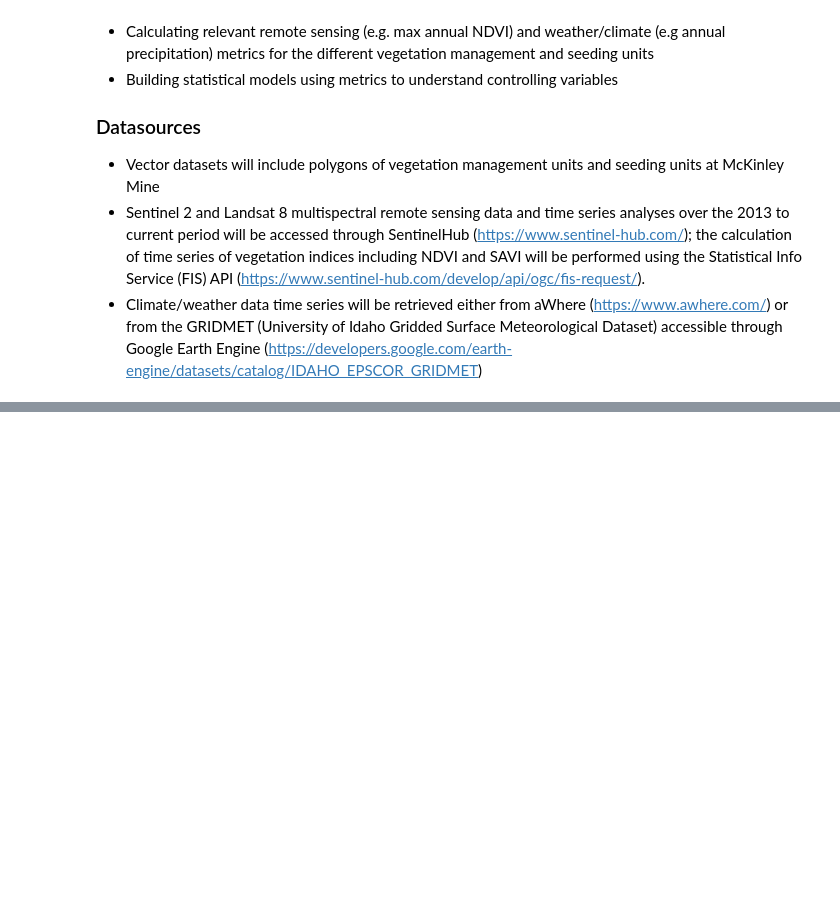
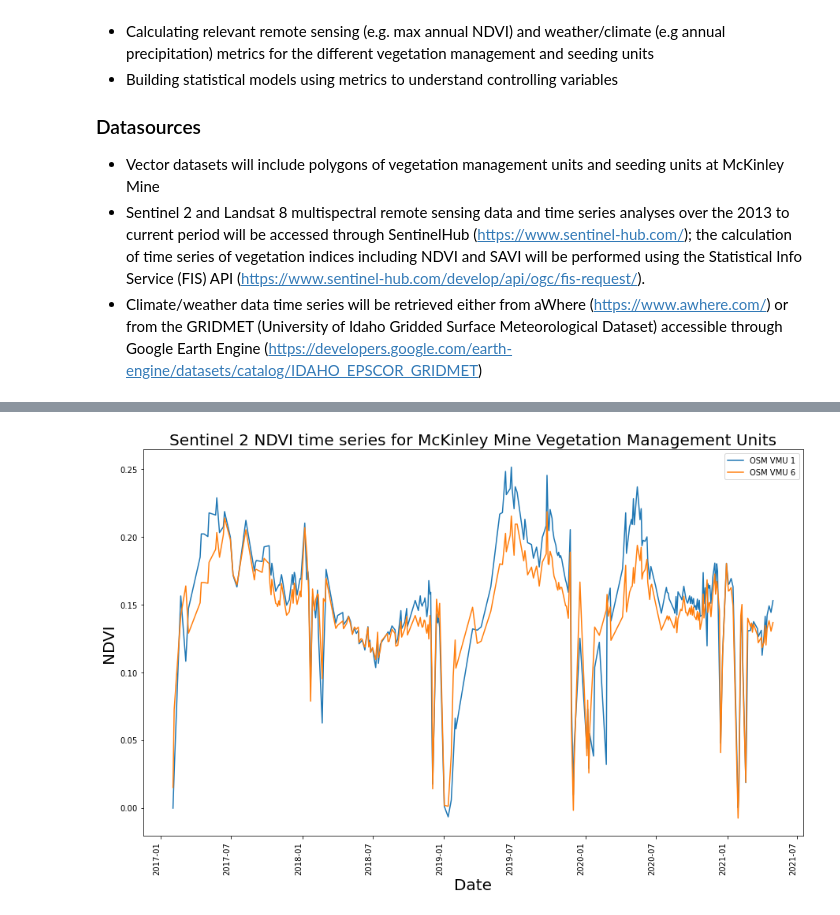
Before and after one commit to earthlab-education/ea-2021-final-project-mckinley-mine, a Jupyter notebook: mckinley_mine_spring_blog.ipynb, the cells around one changed output, grey strips where cells are left out. Saved outputs shown, nothing was run; the diff lists cells and outputs as text; code cells hidden in the pictures; blank space fills up the shorter version.

```diff
--- a/mckinley_mine_spring_blog.ipynb
+++ b/mckinley_mine_spring_blog.ipynb
@@ -132,2 +132,9 @@ The general methods that I will be using for this project include:
 VMU's represent areas of the mine that have undergone different histories of vegetation restoration measures. The time series of vegetation indices will be calculated for each VMU to account for the different phases of seeding. Let's start by opening and creating visualization of the VMU's.
+# %%
+# Import polygons for Vegetation Management Units (VMU's)
+vmu_path = os.path.join('vectors',
+                        'mckinley_vmu.shp')
+vmu_polys = gpd.read_file(vmu_path)
+vmu_polys = vmu_polys.to_crs("EPSG:4326")
+#vmu_polys
 # %%
@@ -180,12 +174,15 @@ AOI_bbox = BBox(bbox=AOI_coords, crs=CRS.WGS84)
 # %%
-# Query SentinelHub to find available dates for the time window of interest
-sentinel2_wcs_query = WcsRequest(layer='BANDS-S2-L2A',
+# Build SentinelHub query to pull available images in a recent time window
+# https://www.sentinel-hub.com/develop/api/ogc/standard-parameters/wcs/
+sentinel2_wcs_query = WcsRequest(layer='TRUE-COLOR-S2-L1C',  # Name of SentinelHub layer
                                  bbox=AOI_bbox,
-                                 time=('2021-01-01', date.today()),
+                                 # Time window for query
+                                 time=('2021-04-01', date.today()),
+                                 # Max cloud cover
                                  maxcc=0.2,
                                  resx='20m', resy='20m',
                                  config=config)
 
-# Print the available dates
-for index, date in enumerate(sentinel2_wcs_query.get_dates()):
-    print(' - image %d was taken on %s' % (index, date))
+# Get the available dates
+sentinel2_dates = sentinel2_wcs_query.get_dates()
+sentinel2_dates
@@ -253,0 +457,24 @@ plt.show()
+# %%
+# Create plots
+# Setup plot
+fig, ax = plt.subplots(figsize=(15, 10))
+
+# Build list of unique sites for legend
+sites = fis_df_all.VMU.unique()
+
+fis_df_all.reset_index().groupby('VMU').plot(x='date', y='mean', ax=ax)
+
+# Legend and labels
+plt.legend(sites)
+
+plt.xlabel("Date", fontsize=20)
+plt.ylabel("NDVI", fontsize=20)
+
+ax.set_title(
+    "Sentinel 2 NDVI time series for McKinley Mine Vegetation Management Units", fontsize=20)
+
+plt.setp(ax.get_xticklabels(), rotation=90, horizontalalignment='right')
+
+plt.show()
+# %% [output]
+[figure, added]
```
Also changed, not shown: parts of 23 cells of this notebook, 1 other file.
